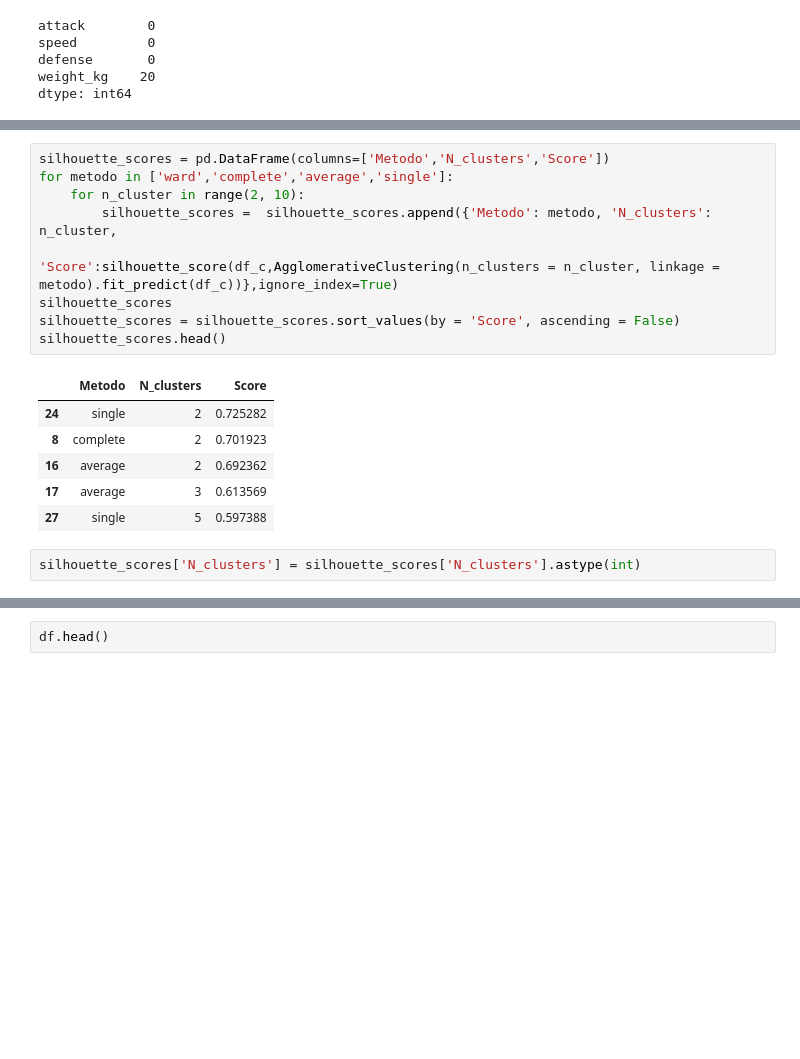
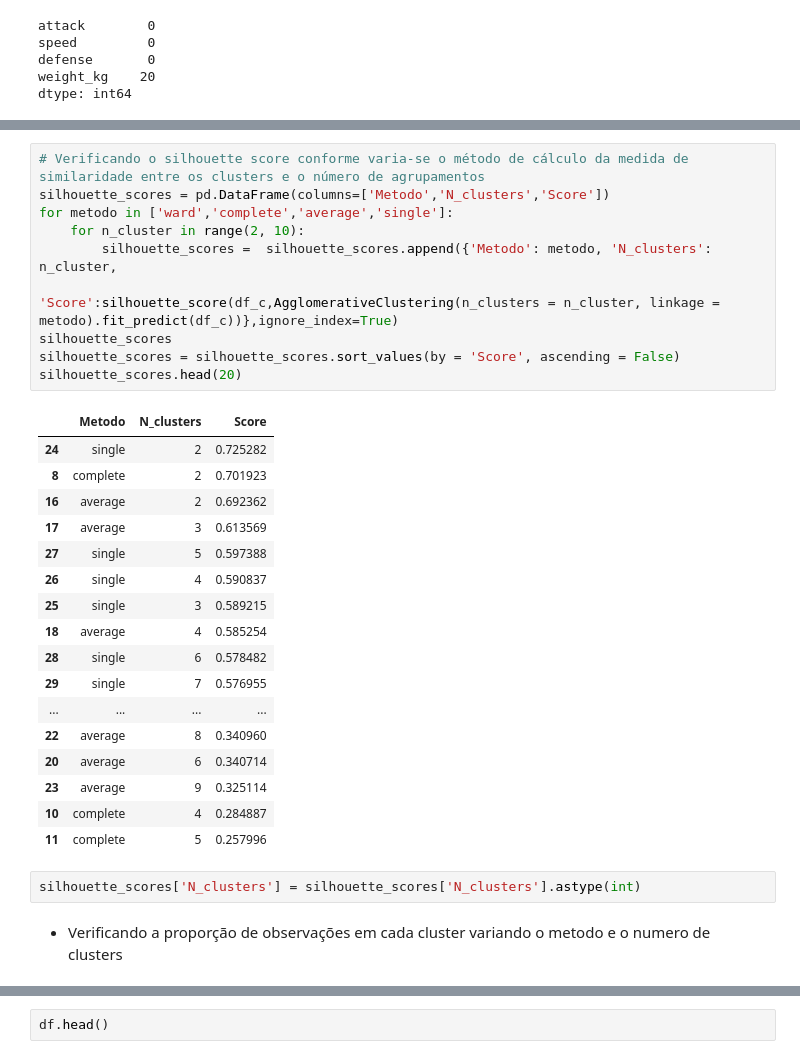
Before and after one commit to GCabral95/Aprendizado-Nao-Supervisionado, a Jupyter notebook: Agrupamentos.ipynb, the cells around one changed output, grey strips where cells are left out. Saved outputs shown, nothing was run; the diff lists cells and outputs as text; blank space fills up the shorter version.

```diff
--- a/Agrupamentos.ipynb
+++ b/Agrupamentos.ipynb
@@ -277,21 +233,35 @@ See the caveats in the documentation: https://pandas.pydata.org/pandas-docs/stab
 # %%
+# Verificando o silhouette score conforme varia-se o método de cálculo da medida de similaridade entre os clusters e o número de agrupamentos
 silhouette_scores = pd.DataFrame(columns=['Metodo','N_clusters','Score'])
 for metodo in ['ward','complete','average','single']:
     for n_cluster in range(2, 10):
         silhouette_scores =  silhouette_scores.append({'Metodo': metodo, 'N_clusters': n_cluster,
                                   'Score':silhouette_score(df_c,AgglomerativeClustering(n_clusters = n_cluster, linkage = metodo).fit_predict(df_c))},ignore_index=True)
 silhouette_scores
 silhouette_scores = silhouette_scores.sort_values(by = 'Score', ascending = False)
-silhouette_scores.head()
+silhouette_scores.head(20)
 # %% [output]
 |  | Metodo | N_clusters | Score |
 | 24 | single | 2 | 0.725282 |
 | 8 | complete | 2 | 0.701923 |
 | 16 | average | 2 | 0.692362 |
 | 17 | average | 3 | 0.613569 |
 | 27 | single | 5 | 0.597388 |
+| 26 | single | 4 | 0.590837 |
+| 25 | single | 3 | 0.589215 |
+| 18 | average | 4 | 0.585254 |
+| 28 | single | 6 | 0.578482 |
+| 29 | single | 7 | 0.576955 |
+| ... | ... | ... | ... |
+| 22 | average | 8 | 0.340960 |
+| 20 | average | 6 | 0.340714 |
+| 23 | average | 9 | 0.325114 |
+| 10 | complete | 4 | 0.284887 |
+| 11 | complete | 5 | 0.257996 |
 # %%
 silhouette_scores['N_clusters'] = silhouette_scores['N_clusters'].astype(int)
+# %% [markdown]
+* Verificando a proporção de observações em cada cluster variando o metodo e o numero de clusters
 # %%
 for x,y,z in zip(silhouette_scores.Metodo,silhouette_scores.N_clusters,silhouette_scores.Score):
     cluster = AgglomerativeClustering(n_clusters = y, linkage = x)
```
Also changed, not shown: parts of 51 cells of this notebook.
